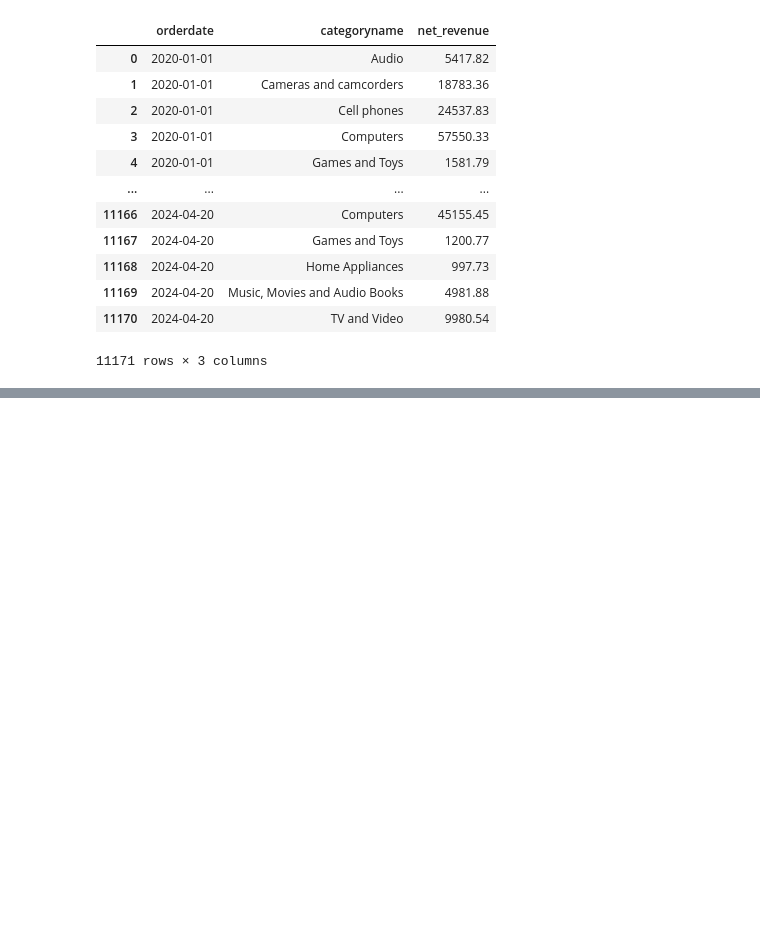
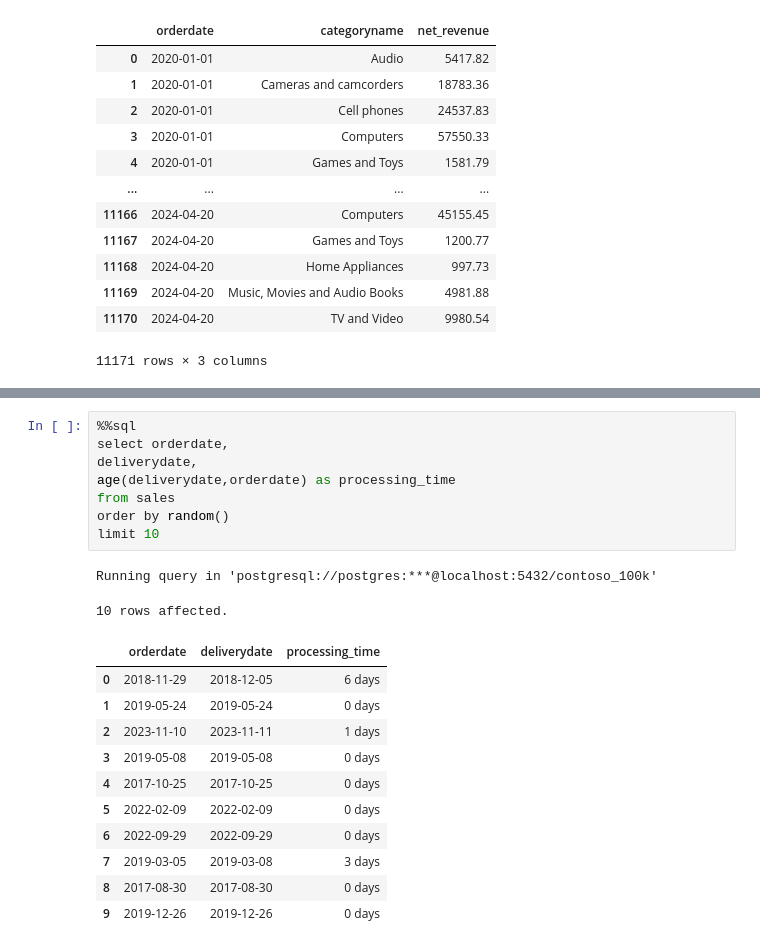
Before and after one commit to SontaRamesh/Studentqrcode, a Jupyter notebook: Resources/Blank_SQL_Notebook.ipynb, the cells around one changed output, grey strips where cells are left out. Drawn from its saved outputs; the diff is of its cells as text; blank space fills up the shorter version.

```diff
--- a/Resources/Blank_SQL_Notebook.ipynb
+++ b/Resources/Blank_SQL_Notebook.ipynb
@@ -764,0 +786,22 @@ Running query in 'postgresql://postgres:***@localhost:5432/contoso_100k'
+# %%
+%%sql
+select orderdate,
+deliverydate,
+age(deliverydate,orderdate) as processing_time
+from sales
+order by random()
+limit 10
+# %% [output]
+Running query in 'postgresql://postgres:***@localhost:5432/contoso_100k'
+10 rows affected.
+|  | orderdate | deliverydate | processing_time |
+| 0 | 2018-11-29 | 2018-12-05 | 6 days |
+| 1 | 2019-05-24 | 2019-05-24 | 0 days |
+| 2 | 2023-11-10 | 2023-11-11 | 1 days |
+| 3 | 2019-05-08 | 2019-05-08 | 0 days |
+| 4 | 2017-10-25 | 2017-10-25 | 0 days |
+| 5 | 2022-02-09 | 2022-02-09 | 0 days |
+| 6 | 2022-09-29 | 2022-09-29 | 0 days |
+| 7 | 2019-03-05 | 2019-03-08 | 3 days |
+| 8 | 2017-08-30 | 2017-08-30 | 0 days |
+| 9 | 2019-12-26 | 2019-12-26 | 0 days |
```
Also changed, not shown: parts of 5 cells of this notebook.
